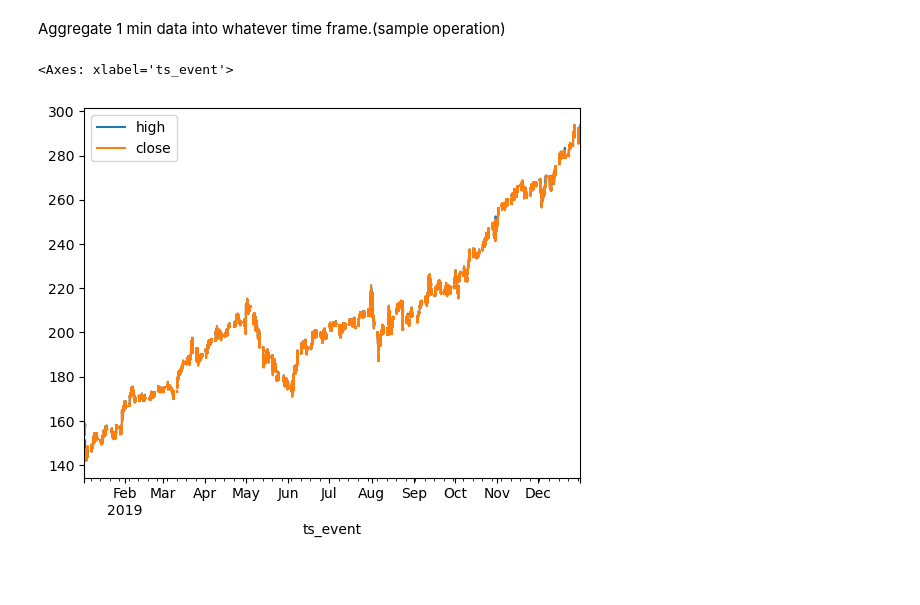
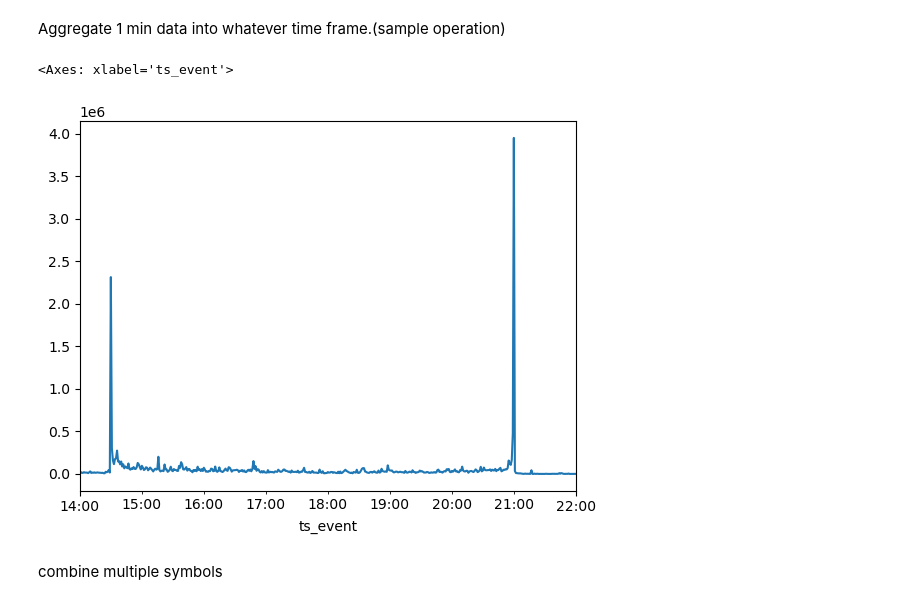
Before and after one commit to the-salty-austin/2025-iaqf-mafn, a Jupyter notebook: austin/download.ipynb, the cells around one changed output. Drawn from its saved outputs; the diff is of its cells as text; code cells hidden in the pictures; blank space fills up the shorter version.

```diff
--- a/austin/download.ipynb
+++ b/austin/download.ipynb
@@ -103,8 +128,3 @@ resampled_df = df.resample(timeframe).agg(
                         'volume': 'sum',
                     }
                 )
-# %%
-resampled_df[['high','close']].plot()
-# %% [output]
-<Axes: xlabel='ts_event'>
-[figure, removed]
@@ -118,0 +131,7 @@ fig.show()
+# %%
+df.loc['2019-01-03 14:00': '2019-01-03 22:00', 'volume'].plot()
+# %% [output]
+<Axes: xlabel='ts_event'>
+[figure, added]
+# %% [markdown]
+combine multiple symbols
```
Also changed, not shown: parts of 24 cells of this notebook, 13 other files.
